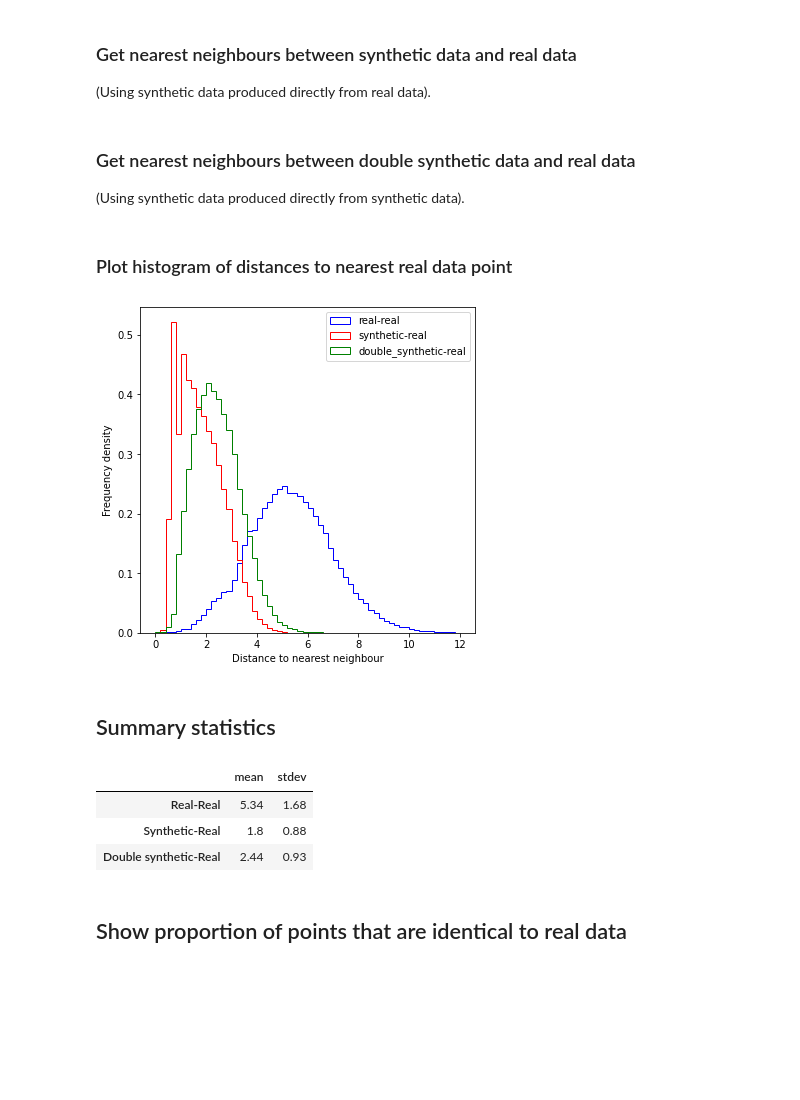
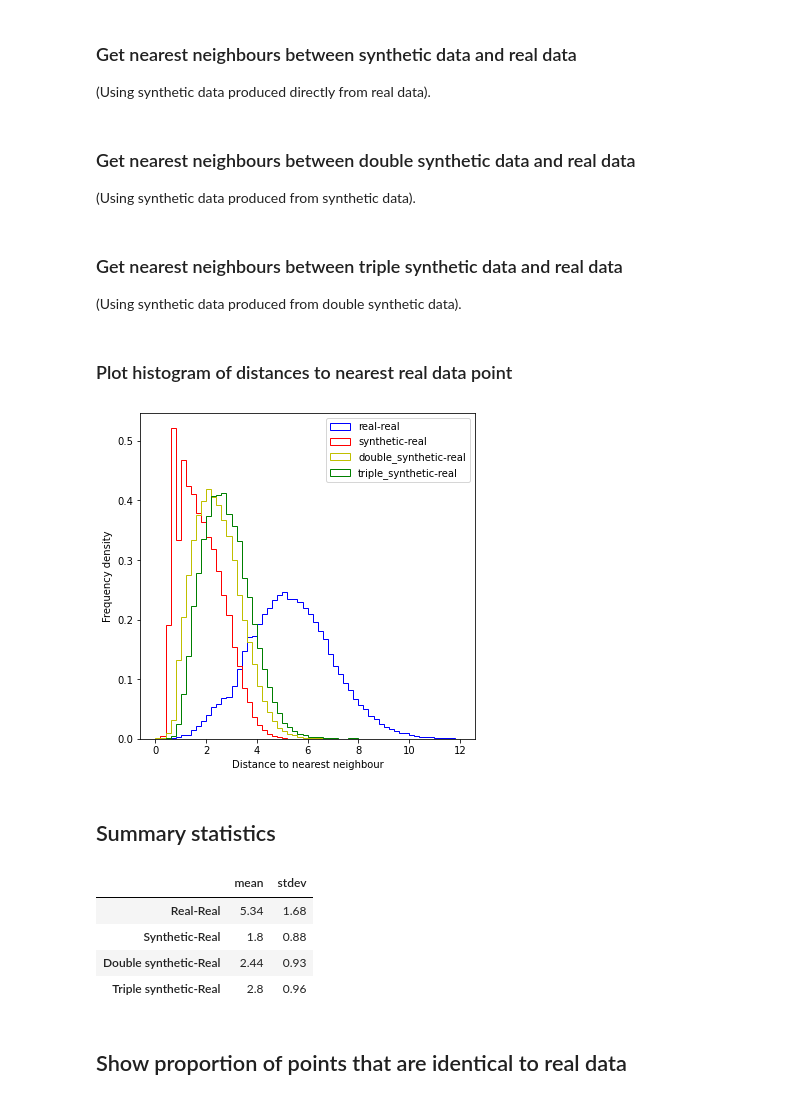
Before and after one commit to samuel-book/samuel-2, a Jupyter notebook: synthetic_data_demo/02c_compare_distances_to_real_data.ipynb, the cells around one changed output. Cells and saved outputs as stored; diff of their text form; code cells hidden in the pictures; blank space fills up the shorter version.

```diff
--- a/synthetic_data_demo/02c_compare_distances_to_real_data.ipynb
+++ b/synthetic_data_demo/02c_compare_distances_to_real_data.ipynb
@@ -26,11 +26,13 @@ train = pd.read_csv(data_loc + 'train_0.csv')
 test = pd.read_csv(data_loc + 'test_0.csv')
 synthetic = pd.read_csv(data_loc + 'synthetic_0.csv')
 synthetic_double = pd.read_csv(data_loc + 'synthetic_double_0.csv')
+synthetic_triple = pd.read_csv(data_loc + 'synthetic_triple_0.csv')
 
 X_train = train.drop('S2Thrombolysis', axis=1)
 X_test = test.drop('S2Thrombolysis', axis=1)
 X_synthetic = synthetic.drop('S2Thrombolysis', axis=1)
 X_synthetic_double = synthetic_double.drop('S2Thrombolysis', axis=1)
+X_synthetic_triple = synthetic_triple.drop('S2Thrombolysis', axis=1)
 # %% [markdown]
 ## Functions
 
@@ -107,7 +109,7 @@ indx_synthetic_real = idxs.flatten()
 # %% [markdown]
 ### Get nearest neighbours between double synthetic data and real data
 
-(Using synthetic data produced directly from synthetic data).
+(Using synthetic data produced from synthetic data).
 # %%
 # Get closest neighbours between double synthetic and real data
 X_actual_std, X_synthetic_double_std = standardise_data(
@@ -117,43 +119,68 @@ X_actual_std, X_synthetic_double_std = standardise_data(
 dists, idxs = nn.kneighbors(X_synthetic_double_std)
 dist_synthetic_double_real = dists.flatten()
 indx_synthetic_double_real = idxs.flatten()
+# %% [markdown]
+### Get nearest neighbours between triple synthetic data and real data
+
+(Using synthetic data produced from double synthetic data).
+# %%
+# Get closest neighbours between triple synthetic and real data
+X_actual_std, X_synthetic_triple_std = standardise_data(
+    X_train.drop('StrokeTeam', axis=1),
+    X_synthetic_triple.drop('StrokeTeam', axis=1))
+
+dists, idxs = nn.kneighbors(X_synthetic_triple_std)
+dist_synthetic_triple_real = dists.flatten()
+indx_synthetic_triple_real = idxs.flatten()
 # %% [markdown]
 ### Plot histogram of distances to nearest real data point
 # %%
 bins = np.arange(0, 12.1, 0.2)
 fig = plt.figure(figsize=(6, 6))
 ax = fig.add_subplot(111)
 ax.hist(dist_real_real, bins=bins, histtype='step', color='b',
         density=True, label='real-real')
 ax.hist(dist_synthetic_real, bins=bins, histtype='step', color='r',
         density=True, label='synthetic-real')
-ax.hist(dist_synthetic_double_real, bins=bins, histtype='step', color='g',
+ax.hist(dist_synthetic_double_real, bins=bins, histtype='step', color='y',
         density=True, label='double_synthetic-real')
+ax.hist(dist_synthetic_triple_real, bins=bins, histtype='step', color='g',
+        density=True, label='triple_synthetic-real')
 
 ax.set_xlabel('Distance to nearest neighbour')
 ax.set_ylabel('Frequency density')
 ax.legend()
 plt.savefig('./images/distance_comparison.png', dpi=300)
 plt.show()
 # %% [output]
-[figure, old version]
+[figure, new version]
 # %% [markdown]
 ## Summary statistics
 # %%
 summary = pd.DataFrame(columns=[
-    'Real-Real', 'Synthetic-Real', 'Double synthetic-Real'], index=['mean', 'stdev'])
+    'Real-Real', 'Synthetic-Real', 'Double synthetic-Real',
+    'Triple synthetic-Real'], index=['mean', 'stdev'])
+
 summary['Real-Real']['mean'] = dist_real_real.mean().round(2)
 summary['Real-Real']['stdev'] = dist_real_real.std().round(2)
 summary['Synthetic-Real']['mean'] = dist_synthetic_real.mean().round(2)
 summary['Synthetic-Real']['stdev'] = dist_synthetic_real.std().round(2)
-summary['Double synthetic-Real']['mean'] = dist_synthetic_double_real.mean().round(2)
-summary['Double synthetic-Real']['stdev'] = dist_synthetic_double_real.std().round(2)
+summary['Double synthetic-Real']['mean'] = \
+    dist_synthetic_double_real.mean().round(2)
+summary['Double synthetic-Real']['stdev'] = \
+    dist_synthetic_double_real.std().round(2)
+summary['Triple synthetic-Real']['mean'] = \
+    dist_synthetic_triple_real.mean().round(2)
+summary['Triple synthetic-Real']['stdev'] = \
+    dist_synthetic_triple_real.std().round(2)
+
 summary.T
 # %% [output]
 |  | mean | stdev |
 | Real-Real | 5.34 | 1.68 |
 | Synthetic-Real | 1.8 | 0.88 |
 | Double synthetic-Real | 2.44 | 0.93 |
+| Triple synthetic-Real | 2.8 | 0.96 |
 # %% [markdown]
 ## Show proportion of points that are identical to real data
 # %%
```
Also changed, not shown: parts of 4 cells of this notebook, 9 other files.
